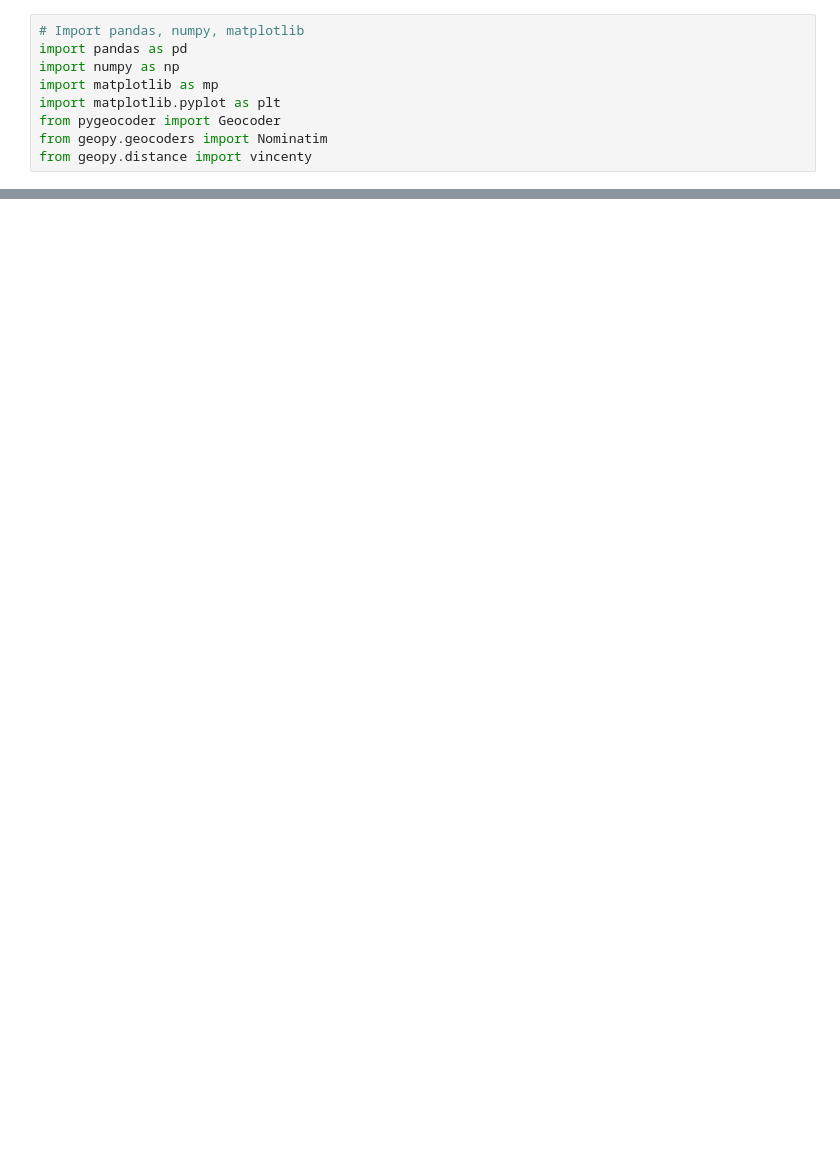
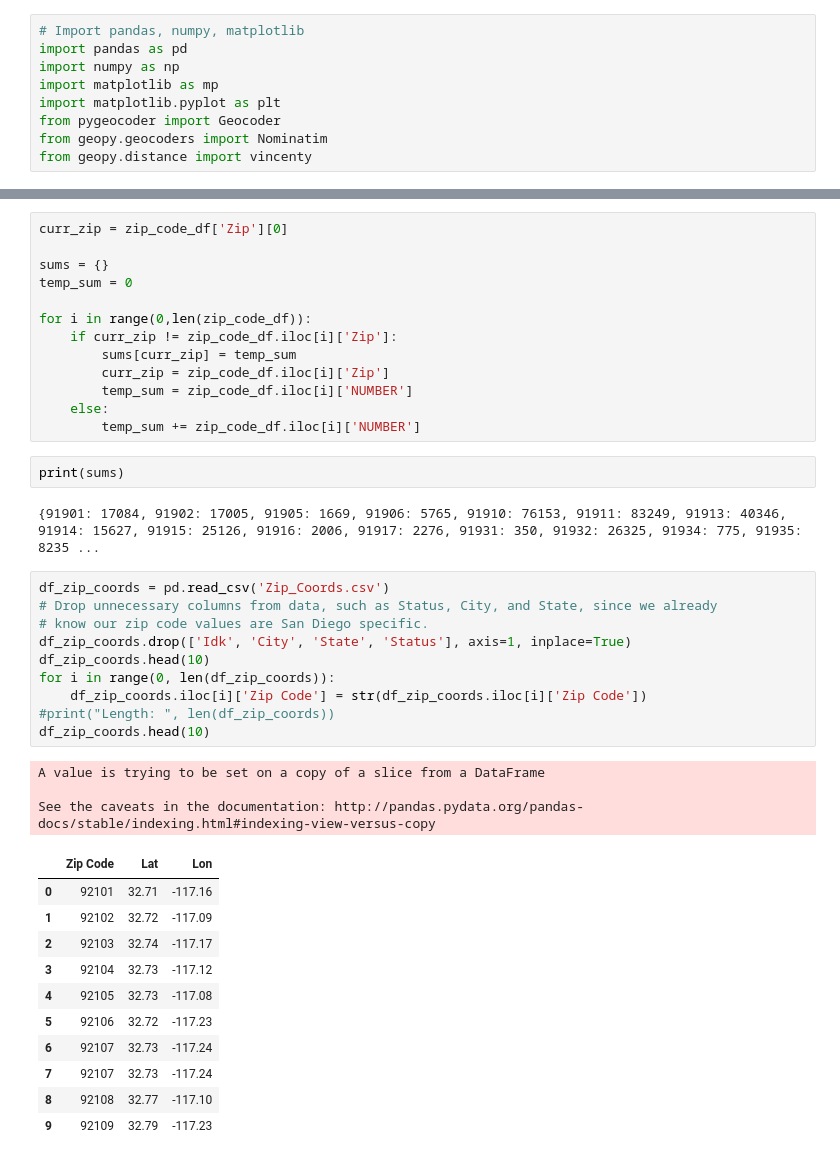
Before and after one commit to sarah-george/San-Diego-DUI-Crashes-and-Arrests, a Jupyter notebook: DUI_Notebook.ipynb, the cells around one changed output, grey strips where cells are left out. Cells and saved outputs as stored; diff of their text form; blank space fills up the shorter version.

```diff
--- a/DUI_Notebook.ipynb
+++ b/DUI_Notebook.ipynb
@@ -18,0 +79,42 @@ incidents7_13.head(2)
+# %%
+curr_zip = zip_code_df['Zip'][0]
+
+sums = {}
+temp_sum = 0
+
+for i in range(0,len(zip_code_df)):
+    if curr_zip != zip_code_df.iloc[i]['Zip']:
+        sums[curr_zip] = temp_sum
+        curr_zip = zip_code_df.iloc[i]['Zip']
+        temp_sum = zip_code_df.iloc[i]['NUMBER']
+    else:
+        temp_sum += zip_code_df.iloc[i]['NUMBER']
+# %%
+print(sums)
+# %% [output]
+{91901: 17084, 91902: 17005, 91905: 1669, 91906: 5765, 91910: 76153, 91911: 83249, 91913: 40346, 91914: 15627, 91915: 25126, 91916: 2006, 91917: 2276, 91931: 350, 91932: 26325, 91934: 775, 91935: 8235 ...
+# %%
+df_zip_coords = pd.read_csv('Zip_Coords.csv')
+# Drop unnecessary columns from data, such as Status, City, and State, since we already
+# know our zip code values are San Diego specific.
+df_zip_coords.drop(['Idk', 'City', 'State', 'Status'], axis=1, inplace=True)
+df_zip_coords.head(10)
+for i in range(0, len(df_zip_coords)):
+    df_zip_coords.iloc[i]['Zip Code'] = str(df_zip_coords.iloc[i]['Zip Code'])
+#print("Length: ", len(df_zip_coords))
+df_zip_coords.head(10)
+# %% [output]
+A value is trying to be set on a copy of a slice from a DataFrame
+
+See the caveats in the documentation: http://pandas.pydata.org/pandas-docs/stable/indexing.html#indexing-view-versus-copy
+|  | Zip Code | Lat | Lon |
+| 0 | 92101 | 32.71 | -117.16 |
+| 1 | 92102 | 32.72 | -117.09 |
+| 2 | 92103 | 32.74 | -117.17 |
+| 3 | 92104 | 32.73 | -117.12 |
+| 4 | 92105 | 32.73 | -117.08 |
+| 5 | 92106 | 32.72 | -117.23 |
+| 6 | 92107 | 32.73 | -117.24 |
+| 7 | 92107 | 32.73 | -117.24 |
+| 8 | 92108 | 32.77 | -117.10 |
+| 9 | 92109 | 32.79 | -117.23 |
```
Also changed, not shown: parts of 13 cells of this notebook.
